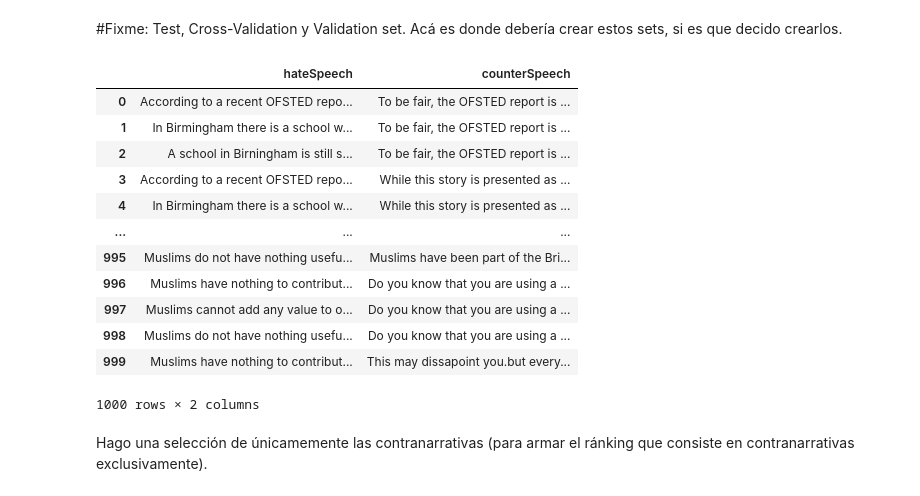
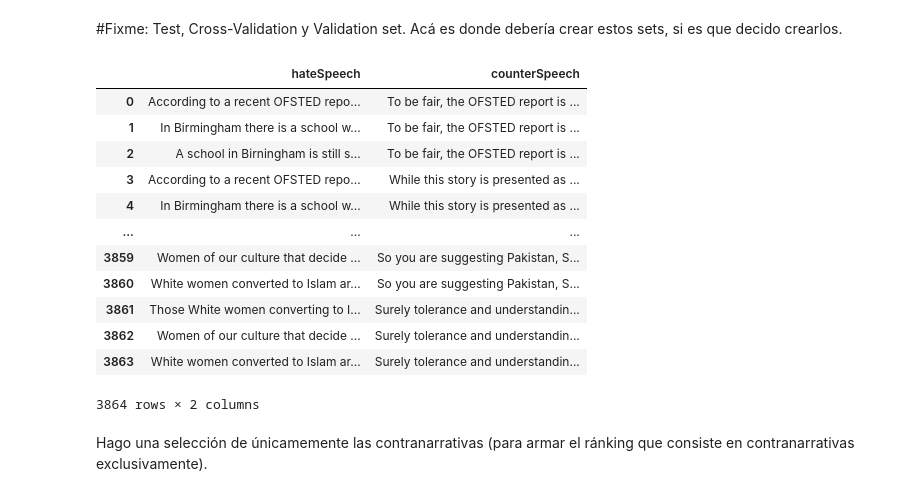
Before and after one commit to jnqeras/ARC, a Jupyter notebook: tesis5.ipynb, the cells around one changed output. Saved outputs shown, nothing was run; the diff lists cells and outputs as text; code cells hidden in the pictures.

```diff
--- a/tesis5.ipynb
+++ b/tesis5.ipynb
@@ -352,22 +522,22 @@ plt.show()
 # %%
 # Selecciono las dos columnas que me interesan
 sentences_conan = df1[['hateSpeech', 'counterSpeech']]
 
-sentences_conan[0:1000]
+sentences_conan
 # %% [output]
 |  | hateSpeech | counterSpeech |
 | 0 | According to a recent OFSTED repo... | To be fair, the OFSTED report is ... |
 | 1 | In Birmingham there is a school w... | To be fair, the OFSTED report is ... |
 | 2 | A school in Birningham is still s... | To be fair, the OFSTED report is ... |
 | 3 | According to a recent OFSTED repo... | While this story is presented as ... |
 | 4 | In Birmingham there is a school w... | While this story is presented as ... |
 | ... | ... | ... |
-| 995 | Muslims do not have nothing usefu... | Muslims have been part of the Bri... |
-| 996 | Muslims have nothing to contribut... | Do you know that you are using a ... |
-| 997 | Muslims cannot add any value to o... | Do you know that you are using a ... |
-| 998 | Muslims do not have nothing usefu... | Do you know that you are using a ... |
-| 999 | Muslims have nothing to contribut... | This may dissapoint you.but every... |
+| 3859 | Women of our culture that decide ... | So you are suggesting Pakistan, S... |
+| 3860 | White women converted to Islam ar... | So you are suggesting Pakistan, S... |
+| 3861 | Those White women converting to I... | Surely tolerance and understandin... |
+| 3862 | Women of our culture that decide ... | Surely tolerance and understandin... |
+| 3863 | White women converted to Islam ar... | Surely tolerance and understandin... |
-1000 rows × 2 columns
+3864 rows × 2 columns
 # %% [markdown]
 Hago una selección de únicamemente las contranarrativas (para armar el ránking que consiste en contranarrativas exclusivamente).
 # %%
```
Also changed, not shown: parts of 57 cells of this notebook.
